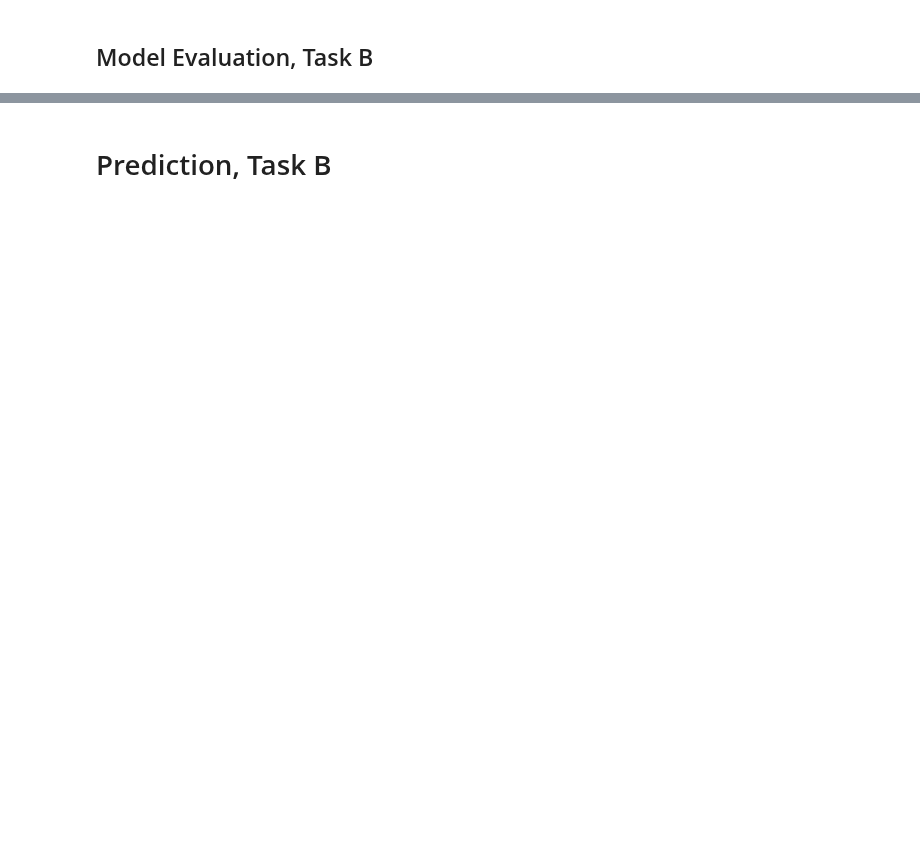
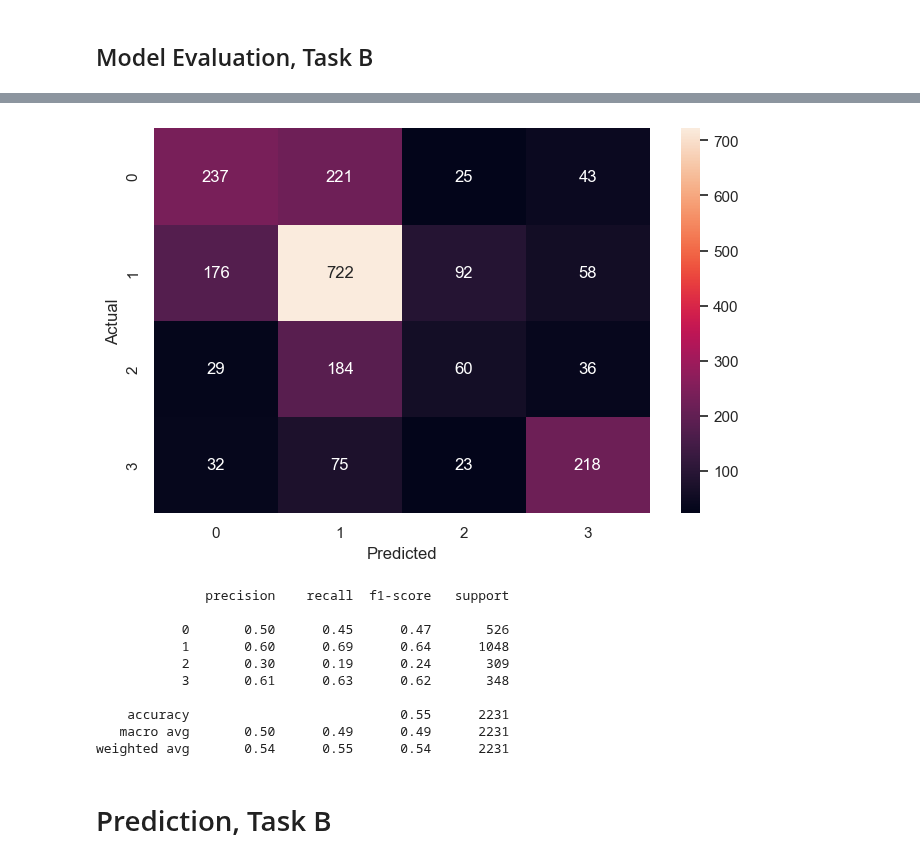
Before and after one commit to fractalclockwork/Data200, a Jupyter notebook: Source/Final_Report.ipynb, the cells around one changed output, grey strips where cells are left out. Saved outputs shown, nothing was run; the diff lists cells and outputs as text; code cells hidden in the pictures; blank space fills up the shorter version.

```diff
--- a/Source/Final_Report.ipynb
+++ b/Source/Final_Report.ipynb
@@ -298,13 +368,21 @@ plt.show()
 [figure]
 # %%
 %%time
-df["std_color"] = df["image"].apply(lambda x: np.std(np.array(x), axis=(0, 1)))
+df["std_color"] = df["image"].apply(
+    lambda x: np.std(np.array(x), axis=(0, 1))
+)
 
 df["Red"] = df["std_color"].apply(lambda x: x[0])
 df["Green"] = df["std_color"].apply(lambda x: x[1])
 df["Blue"] = df["std_color"].apply(lambda x: x[2])
 
-var_df = pd.melt(df, id_vars=["type", "label"], value_vars=["Red", "Green", "Blue"], var_name="color_channel", value_name="std_pixel")
+var_df = pd.melt(
+    df,
+    id_vars=["type", "label"],
+    value_vars=["Red", "Green", "Blue"],
+    var_name="color_channel",
+    value_name="std_pixel",
+)
 
 var_df.head()
 # %% [output]
@@ -754,17 +970,37 @@ sum(Y_pred==Y_actual) / len(Y_actual)
 # %%
 from sklearn.metrics import classification_report
 import numpy as np
 
 # Plotting the heatmap using confusion matrix
 cm = confusion_matrix(Y_actual, Y_pred)
-plt.figure(figsize = (8, 5))
-sns.heatmap(cm, annot = True,  fmt = '.0f',
-          xticklabels = ['flood', 'fire'],
-          yticklabels = ['flood', 'fire'])
-plt.ylabel('Actual')
-plt.xlabel('Predicted')
+plt.figure(figsize=(8, 5))
+sns.heatmap(
+    cm,
+    annot=True,
+    fmt=".0f",
+    xticklabels=["0", "1", "2", "3"],
+    yticklabels=["0", "1", "2", "3"],
+)
+plt.ylabel("Actual")
+plt.xlabel("Predicted")
 plt.show()
-print(classification_report(Y_actual, Y_pred, target_names = ['0', '1', '2', '3']))
+print(
+    classification_report(
+        Y_actual, Y_pred, target_names=["0", "1", "2", "3"]
+    )
+)
+# %% [output]
+[figure, added]
+              precision    recall  f1-score   support
+
+           0       0.50      0.45      0.47       526
+           1       0.60      0.69      0.64      1048
+           2       0.30      0.19      0.24       309
+           3       0.61      0.63      0.62       348
+
+    accuracy                           0.55      2231
+   macro avg       0.50      0.49      0.49      2231
+weighted avg       0.54      0.55      0.54      2231
 # %% [markdown]
 # Prediction, Task B
 # %%
```
Also changed, not shown: parts of 30 cells of this notebook, 2 other files.
